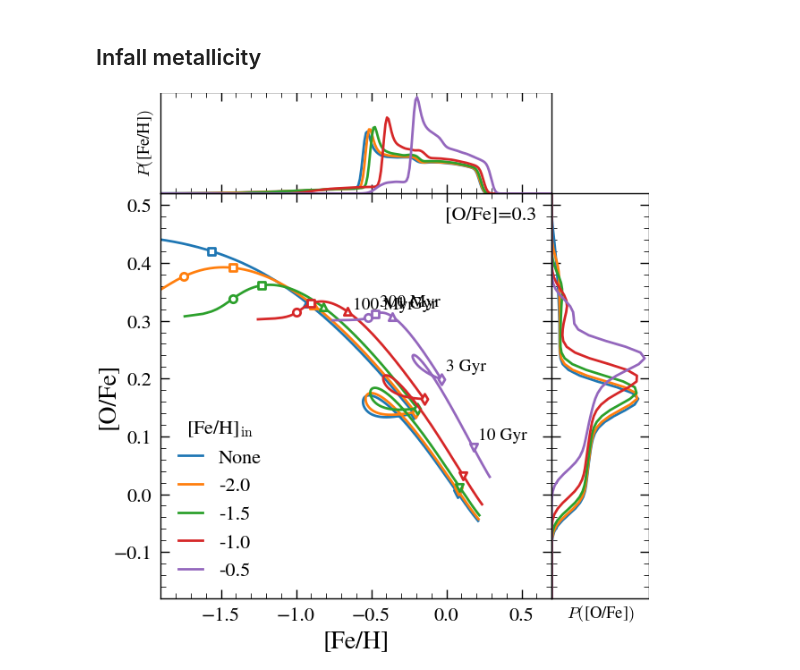
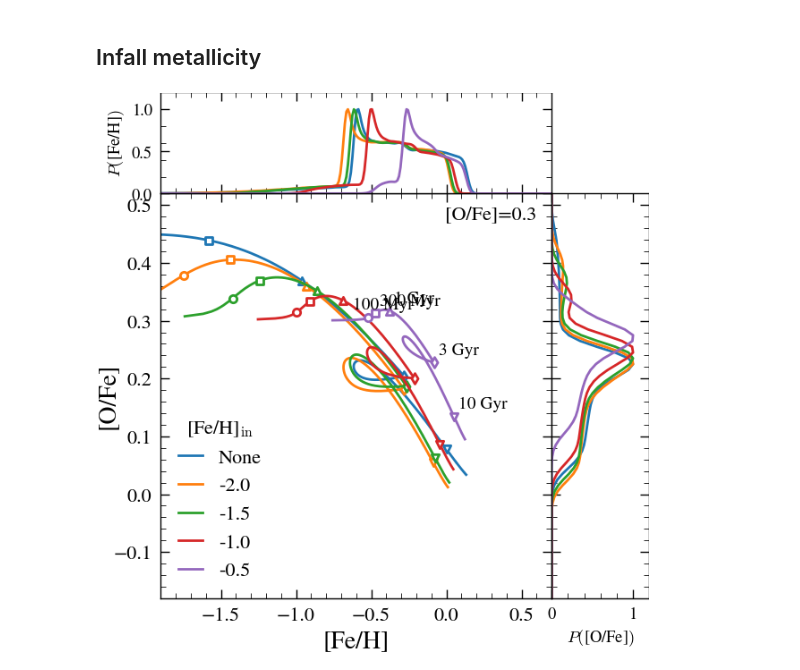
Before and after one commit to lodubay/twoinfall, a Jupyter notebook: src/scripts/onezone_W23_yields.ipynb, the cells around one changed output. Drawn from its saved outputs; the diff is of its cells as text; code cells hidden in the pictures.

Commit message:
refactor function name

```diff
--- a/src/scripts/onezone_W23_yields.ipynb
+++ b/src/scripts/onezone_W23_yields.ipynb
@@ -34,7 +35,7 @@ def setup_onezone(name, func, mode='ifr'):
         func=func,
         mode=mode,
         elements=('fe', 'o'),
-        eta=0.6,
+        eta=0.5,
         Zin=0.,
         delay=0.04,
         RIa=dtds.exponential(timescale=1.5),
@@ -46,0 +94,30 @@ def setup_onezone(name, func, mode='ifr'):
+# %%
+fig, axs = setup_figure(xlim=(-2.3, 0.4))
+
+# Inside-out SFH
+name = str(output_dir / 'insideout')
+plot_vice_onezone(name, fig=fig, axs=axs, label='insideout', marker_labels=True)
+
+# Exponential infall
+ifr = Exponential(scale=-15, coeff=0.3)
+name = str(output_dir / 'expifr15')
+sz = setup_onezone(name, ifr, mode='ifr')
+sz.run(simtime, overwrite=True)
+plot_vice_onezone(name, fig=fig, axs=axs, label='expifr15', marker_labels=False)
+
+# Exponential infall
+tau_sfh = 4
+vice.yields.sneia.settings['fe'] *= (1.1/1.6)
+eta = vice.yields.ccsne.settings['o'] / vice.solar_z['o'] - 1 + 0.4 + tau_star / tau_sfh
+print(eta)
+ifr = Exponential(scale=-4, coeff=1.)
+name = str(output_dir / 'expifr4')
+sz = setup_onezone(name, ifr, mode='ifr')
+sz.eta = eta
+sz.run(simtime, overwrite=True)
+plot_vice_onezone(name, fig=fig, axs=axs, label='expifr4', marker_labels=False)
+
+axs[0].legend()
+axs[1].set_ylim(bottom=0)
+axs[2].set_xlim(left=0)
+plt.show()
@@ -46,0 +127,10 @@ def setup_onezone(name, func, mode='ifr'):
+# %%
+fig, ax = plt.subplots()
+for name in ['insideout', 'expifr15', 'expifr4']:
+    hist = vice.history(str(output_dir / name))
+    ax.plot(hist['time'], hist['sfr'], label=name)
+
+ax.legend()
+ax.set_xlabel('Time [Gyr]')
+ax.set_ylabel('SFR')
+plt.show()
@@ -78,32 +170,32 @@ ifr = twoinfall(8, onset=3, first_timescale=1, second_timescale=3)
 name = str(output_dir / 'ZinNone')
 sz = setup_onezone(name, ifr)
 sz.eta = 0.6
 sz.Mg0 = 1e6
 sz.run(simtime, overwrite=True)
 plot_vice_onezone(name, fig=fig, axs=axs,
                   label='None',
                   marker_labels=False)
 
 feh_list = [-2., -1.5, -1., -0.5]
 Zin_list = [10 ** (feh + m.log10(vice.solar_z['fe'])) for feh in feh_list]
 ofe_in = 0.3
 Zo_in_list = [vice.solar_z['o'] * 10 ** (ofe_in + feh) for feh in feh_list]
 for i, Zin in enumerate(Zin_list):
     name = str(output_dir / f'Zin{int(-10*feh_list[i]):02d}')
     sz = setup_onezone(name, ifr)
-    sz.eta = 0.6
+    sz.eta = 1.
     sz.Zin = {'fe': Zin, 'o': Zo_in_list[i]}
     # Non-zero initial mass to avoid crazy high metallicities from inflow
     sz.Mg0 = 1e7
     sz.run(simtime, overwrite=True)
     plot_vice_onezone(name, fig=fig, axs=axs,
                       label=f'{feh_list[i]}',
                       marker_labels=(i==3))
 
 axs[1].set_ylim(bottom=0)
 axs[2].set_xlim(left=0)
 axs[0].legend(frameon=False, loc='lower left', title=r'[Fe/H]$_{\rm in}$')
 axs[0].text(0.6, 0.5, f'[O/Fe]={ofe_in}', ha='right', va='top')
 plt.show()
 # %% [output]
-[figure, old version]
+[figure, new version]
```
Also changed, not shown: parts of 10 cells of this notebook, 3 other files.
